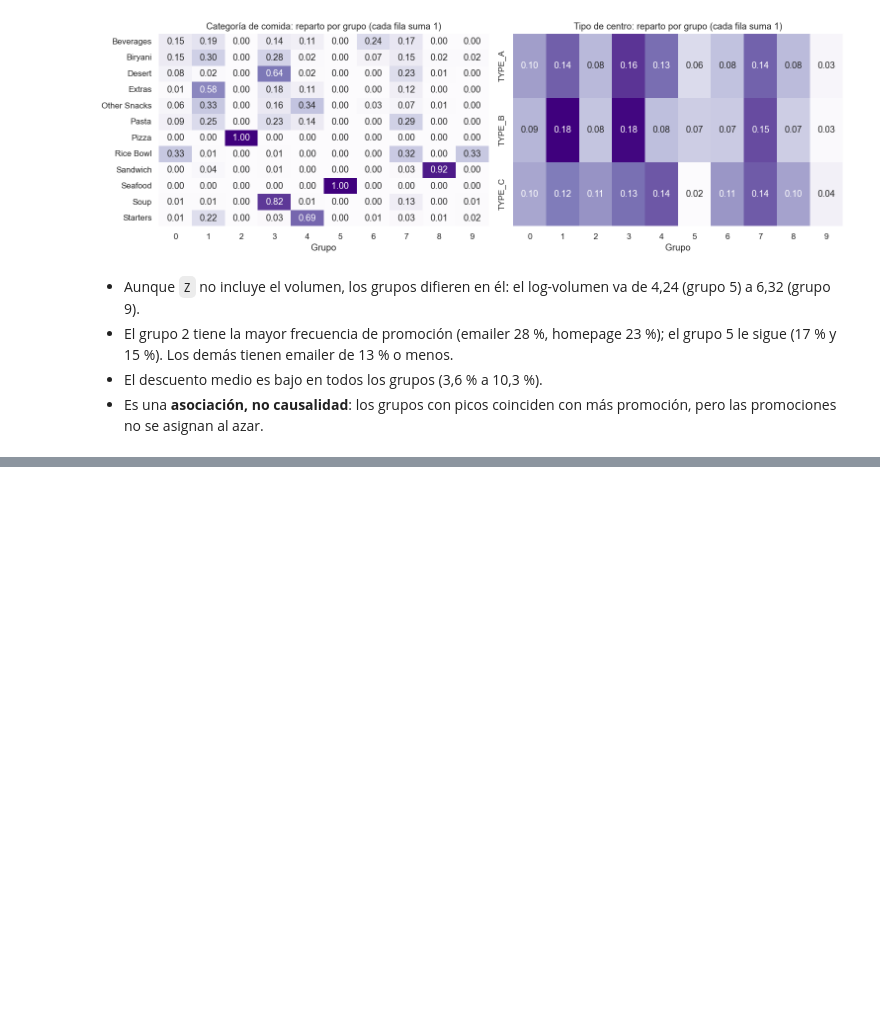
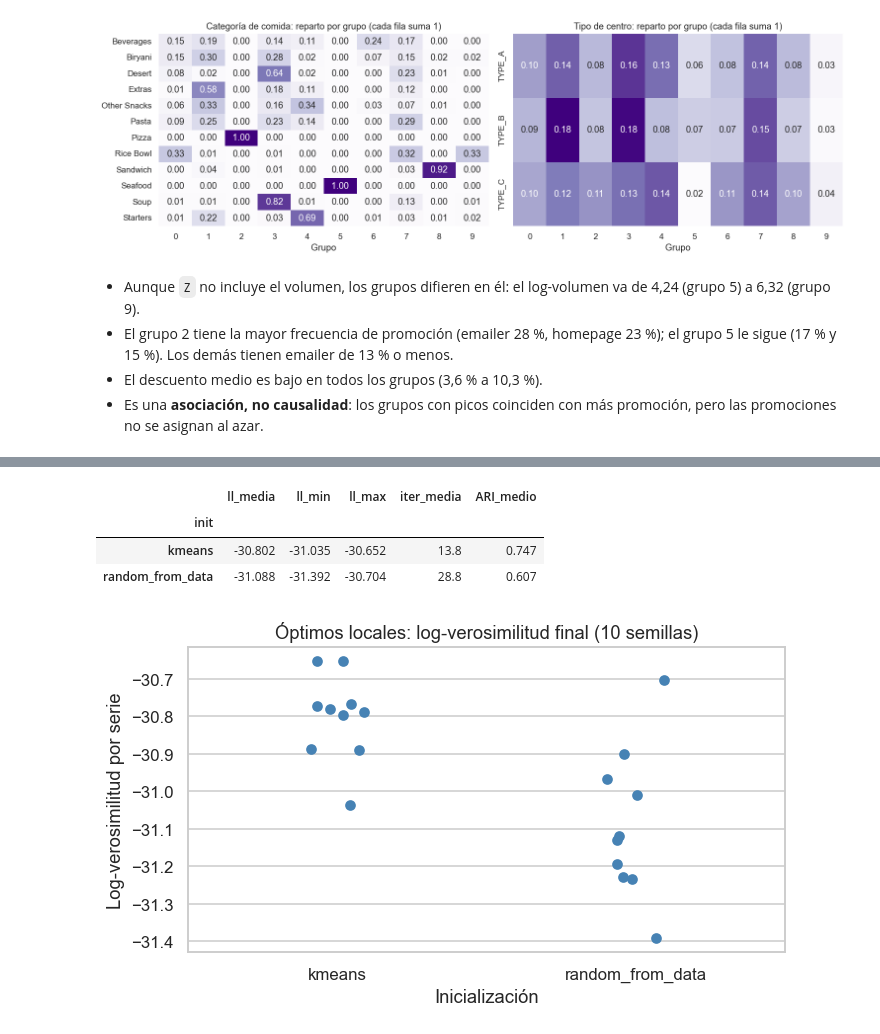
Before and after one commit to lauratorres250922-debug/Food-demand-forecasting-, a Jupyter notebook: Notebook/FoodDemand.ipynb, the cells around one changed output, grey strips where cells are left out. Drawn from its saved outputs; the diff is of its cells as text; code cells hidden in the pictures; blank space fills up the shorter version.

```diff
--- a/Notebook/FoodDemand.ipynb
+++ b/Notebook/FoodDemand.ipynb
@@ -953,0 +1054,28 @@ savefig("05_kmeans_composicion")
+# %%
+# (b) Óptimos locales: 10 semillas, un solo inicio, con dos estrategias de inicialización
+gmm_best = GaussianMixture(K_GMM_SEL, covariance_type=COV_GMM, n_init=10, random_state=SEED).fit(T)
+lab_gmm  = pd.Series(gmm_best.predict(T), index=Z.index, name="cluster_gmm")
+
+rows_init = []
+for init in ("kmeans", "random_from_data"):
+    for s in range(10):
+        g = GaussianMixture(K_GMM_SEL, covariance_type=COV_GMM, n_init=1, init_params=init, random_state=s, max_iter=500).fit(T)
+        rows_init.append({"init": init, "semilla": s, "log_verosimilitud": g.lower_bound_, "iteraciones": g.n_iter_,
+                          "convergio": g.converged_, "ARI_vs_mejor": adjusted_rand_score(lab_gmm, g.predict(T))})
+init_df = pd.DataFrame(rows_init)
+resumen_init = init_df.groupby("init").agg(ll_media=("log_verosimilitud", "mean"), ll_min=("log_verosimilitud", "min"),
+                                           ll_max=("log_verosimilitud", "max"), iter_media=("iteraciones", "mean"),
+                                           ARI_medio=("ARI_vs_mejor", "mean")).round(3)
+save_table(resumen_init, "06_gmm_inicializacion")
+display(resumen_init)
+
+fig, ax = plt.subplots(figsize=(7, 3.6))
+sns.stripplot(data=init_df, x="init", y="log_verosimilitud", size=7, ax=ax, color="steelblue")
+ax.set(title="Óptimos locales: log-verosimilitud final (10 semillas)", xlabel="Inicialización", ylabel="Log-verosimilitud por serie")
+savefig("06_gmm_optimos_locales")
+# %% [output]
+|  | ll_media | ll_min | ll_max | iter_media | ARI_medio |
+| init |  |  |  |  |  |
+| kmeans | -30.802 | -31.035 | -30.652 | 13.8 | 0.747 |
+| random_from_data | -31.088 | -31.392 | -30.704 | 28.8 | 0.607 |
+[figure, added]
```
Also changed, not shown: parts of 19 cells of this notebook, 11 other files.
